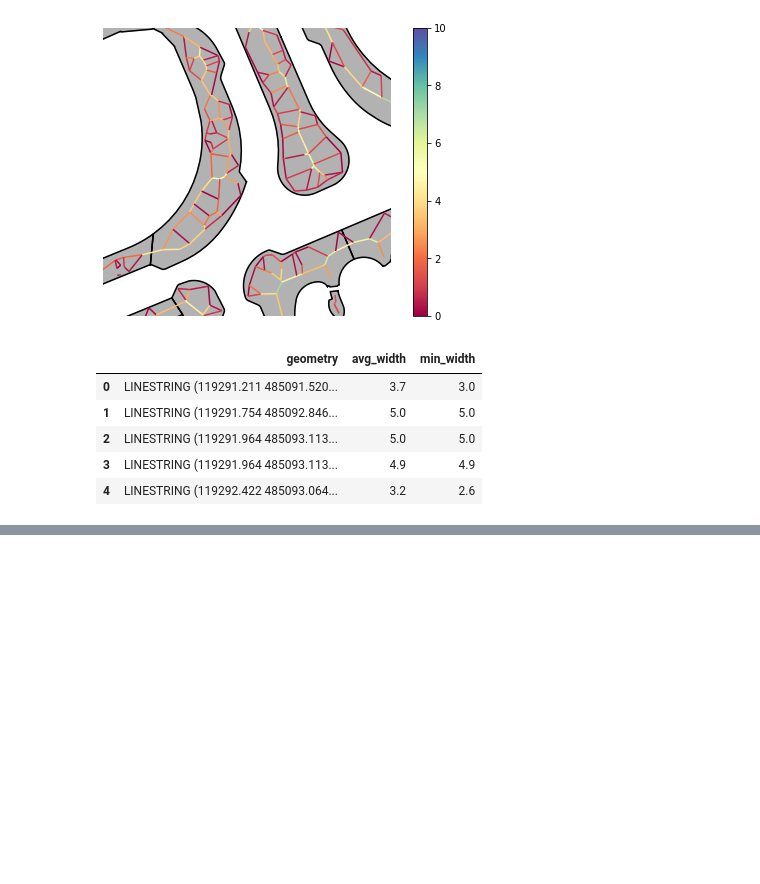
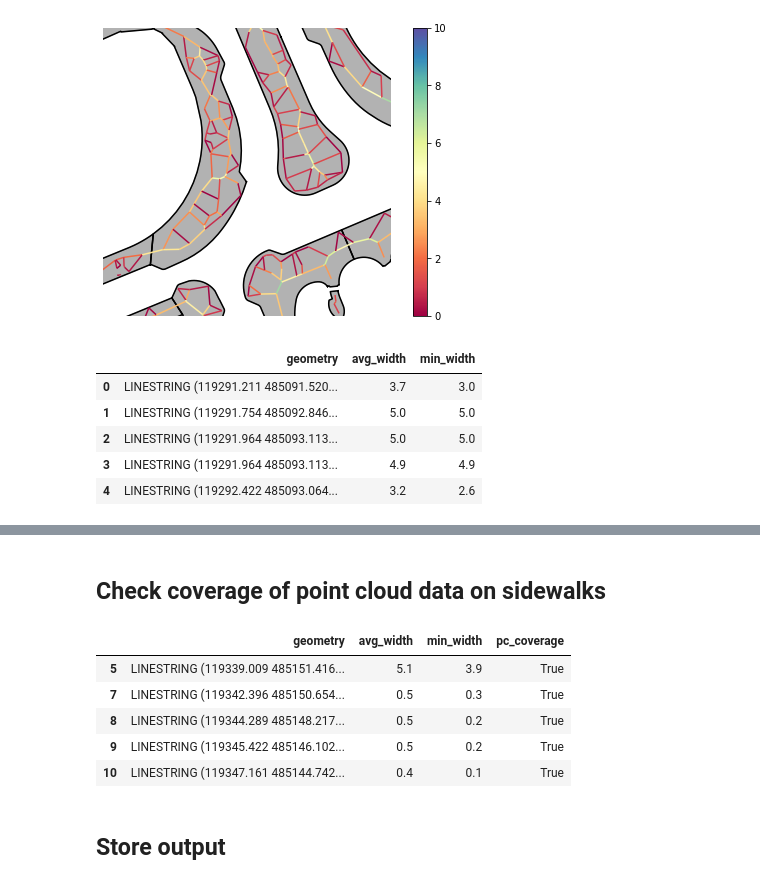
Before and after one commit to Amsterdam-AI-Team/Urban_PointCloud_Sidewalk_Width, a Jupyter notebook: notebooks/5. Sidewalk width.ipynb, the cells around one changed output, grey strips where cells are left out. Saved outputs shown, nothing was run; the diff lists cells and outputs as text; code cells hidden in the pictures; blank space fills up the shorter version.

```diff
--- a/notebooks/5. Sidewalk width.ipynb
+++ b/notebooks/5. Sidewalk width.ipynb
@@ -240,2 +202,0 @@ df_segments.head(5)
-# %%
-df_segments = df_segments[df_segments['pc_coverage'] == True]
@@ -246,0 +203,2 @@ df_segments.plot()
+# %% [markdown]
+## Check coverage of point cloud data on sidewalks
@@ -246,0 +209,35 @@ df_segments.plot()
+# %%
+def get_tile_dimensions(tilecode):
+    ((x_min, y_max), (x_max, y_min)) = las_utils.get_bbox_from_tile_code(tilecode, padding=0)
+    tile_polygon = box(*[x_min, y_min, x_max, y_max], ccw=True)
+    return tile_polygon
+
+tile_dimensions = [get_tile_dimensions(tile) for tile in all_tiles]
+# %%
+df_tile_dimensions = gpd.GeoDataFrame(crs=crs, geometry=tile_dimensions)
+
+# When True, take the union of the polygons
+if len(tile_dimensions) > 1:
+    df_tile_dimensions = gpd.GeoDataFrame(geometry=gpd.GeoSeries([geom for geom in df_tile_dimensions.unary_union.geoms]))
+    df_tile_dimensions = gpd.GeoDataFrame(df_tile_dimensions.geometry.explode(index_parts=True))
+# %%
+# Check if obstacle intersects with sidewalk polygon
+for i, row in df_segments.iterrows():
+    for j, row_tile in df_tile_dimensions.iterrows():
+        pc_coverage = row.geometry.intersects(row_tile.geometry)
+        # Only add to column if True
+        if pc_coverage:
+            # continue here in the loop not possible -> obstacle can be on multiple sidewalks
+            df_segments.loc[i, 'pc_coverage'] = pc_coverage
+# %%
+df_covered = df_segments[df_segments['pc_coverage'] == True]
+df_covered.head(5)
+# %% [output]
+|  | geometry | avg_width | min_width | pc_coverage |
+| 5 | LINESTRING (119339.009 485151.416... | 5.1 | 3.9 | True |
+| 7 | LINESTRING (119342.396 485150.654... | 0.5 | 0.3 | True |
+| 8 | LINESTRING (119344.289 485148.217... | 0.5 | 0.2 | True |
+| 9 | LINESTRING (119345.422 485146.102... | 0.5 | 0.2 | True |
+| 10 | LINESTRING (119347.161 485144.742... | 0.4 | 0.1 | True |
+# %% [markdown]
+## Store output
```
Also changed, not shown: parts of 9 cells of this notebook.
